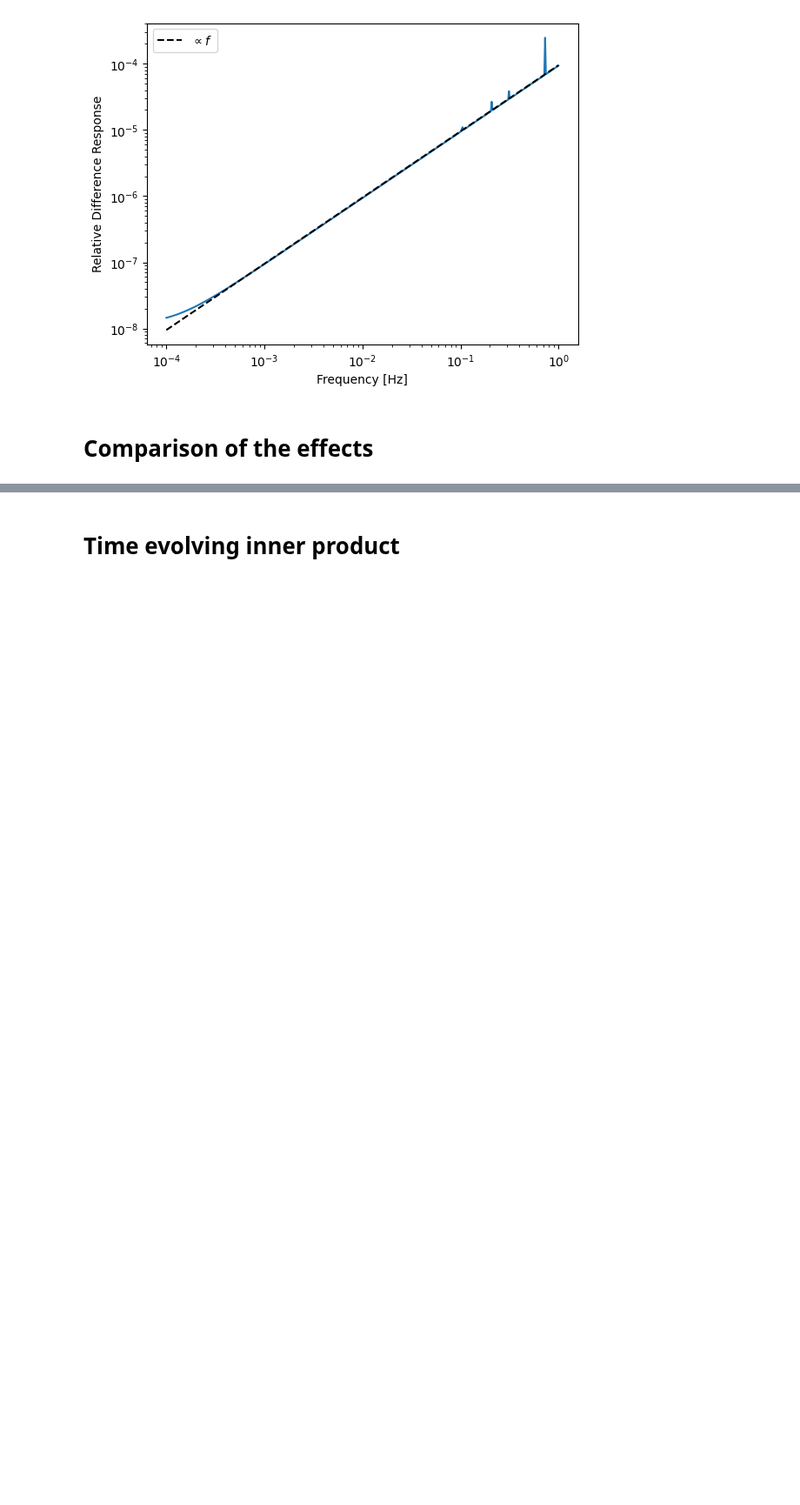
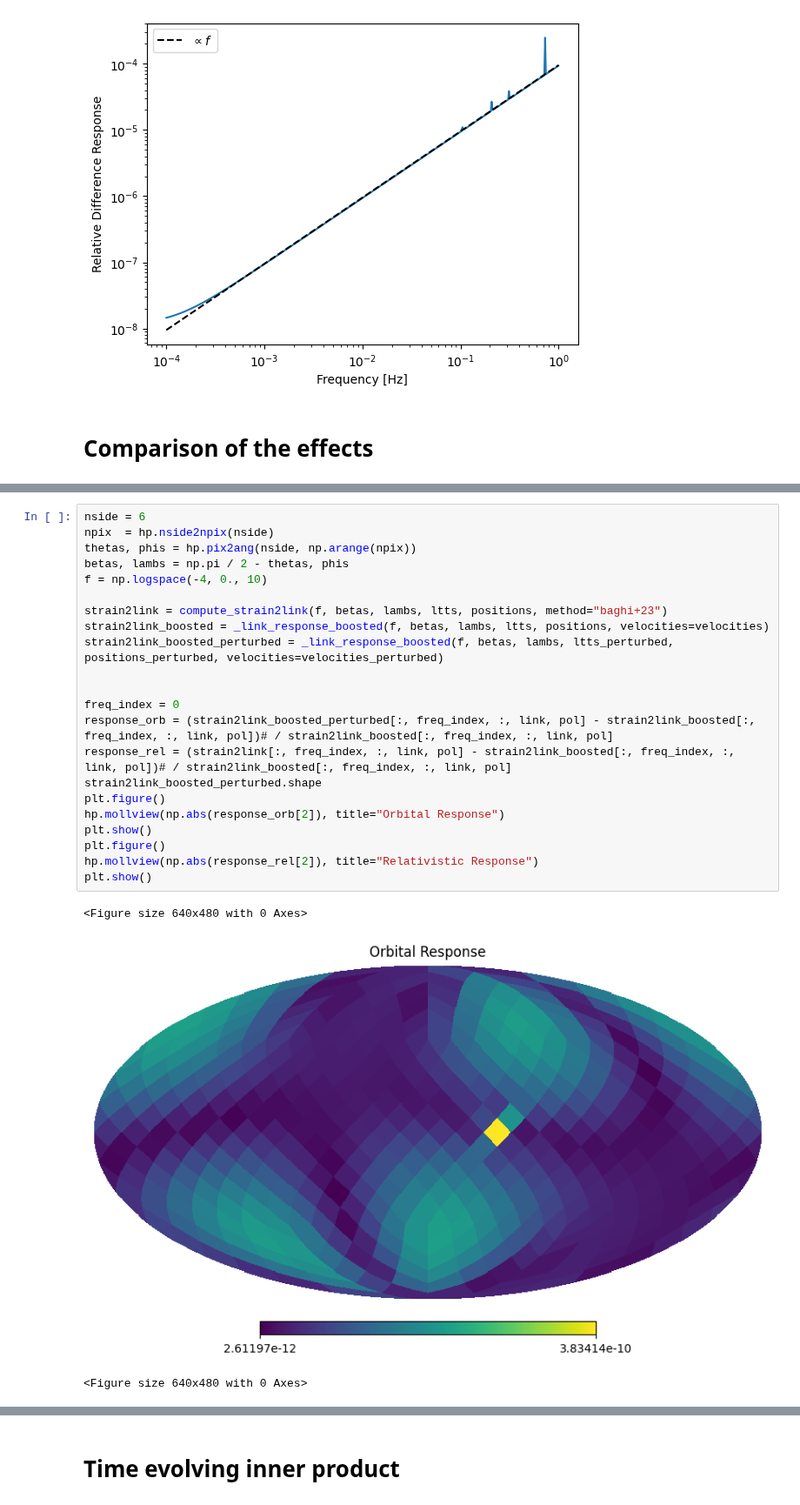
Before and after one commit to lorenzsp/ResponseRequirements, a Jupyter notebook: ResponseExploration.ipynb, the cells around one changed output, grey strips where cells are left out. Shown at 87% size. Cells and saved outputs as stored; diff of their text form; blank space fills up the shorter version.

```diff
--- a/ResponseExploration.ipynb
+++ b/ResponseExploration.ipynb
@@ -309,0 +317,26 @@ plt.savefig("response_comparison.png", dpi=300)
+# %%
+nside = 6
+npix  = hp.nside2npix(nside)
+thetas, phis = hp.pix2ang(nside, np.arange(npix))
+betas, lambs = np.pi / 2 - thetas, phis
+f = np.logspace(-4, 0., 10)
+
+strain2link = compute_strain2link(f, betas, lambs, ltts, positions, method="baghi+23")
+strain2link_boosted = _link_response_boosted(f, betas, lambs, ltts, positions, velocities=velocities)
+strain2link_boosted_perturbed = _link_response_boosted(f, betas, lambs, ltts_perturbed, positions_perturbed, velocities=velocities_perturbed)
+
+
+freq_index = 0
+response_orb = (strain2link_boosted_perturbed[:, freq_index, :, link, pol] - strain2link_boosted[:, freq_index, :, link, pol])# / strain2link_boosted[:, freq_index, :, link, pol]
+response_rel = (strain2link[:, freq_index, :, link, pol] - strain2link_boosted[:, freq_index, :, link, pol])# / strain2link_boosted[:, freq_index, :, link, pol]
+strain2link_boosted_perturbed.shape
+plt.figure()
+hp.mollview(np.abs(response_orb[2]), title="Orbital Response")
+plt.show()
+plt.figure()
+hp.mollview(np.abs(response_rel[2]), title="Relativistic Response")
+plt.show()
+# %% [output]
+<Figure size 640x480 with 0 Axes>
+[figure, added]
+<Figure size 640x480 with 0 Axes>
```
Also changed, not shown: parts of 13 cells of this notebook, 13 other files.
